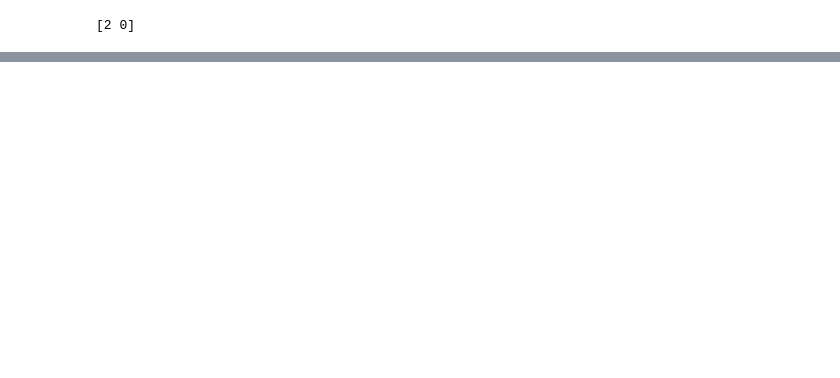
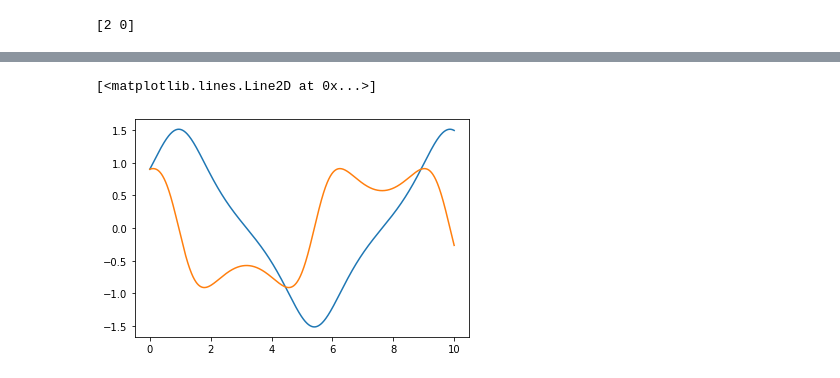
Before and after one commit to RonnyGuevara/Fractal_Images, a Jupyter notebook: TP2/TP2_FI.ipynb, the cells around one changed output, grey strips where cells are left out. Cells and saved outputs as stored; diff of their text form; code cells hidden in the pictures; blank space fills up the shorter version.

```diff
--- a/TP2/TP2_FI.ipynb
+++ b/TP2/TP2_FI.ipynb
@@ -225 +226,7 @@ No handles with labels found to put in legend.
 [figure]
+# %%
+plt.plot(t, x[0])
+plt.plot(t, x[1])
+# %% [output]
+[<matplotlib.lines.Line2D at 0x...>]
+[figure, added]
```
Also changed, not shown: parts of 6 cells of this notebook.
